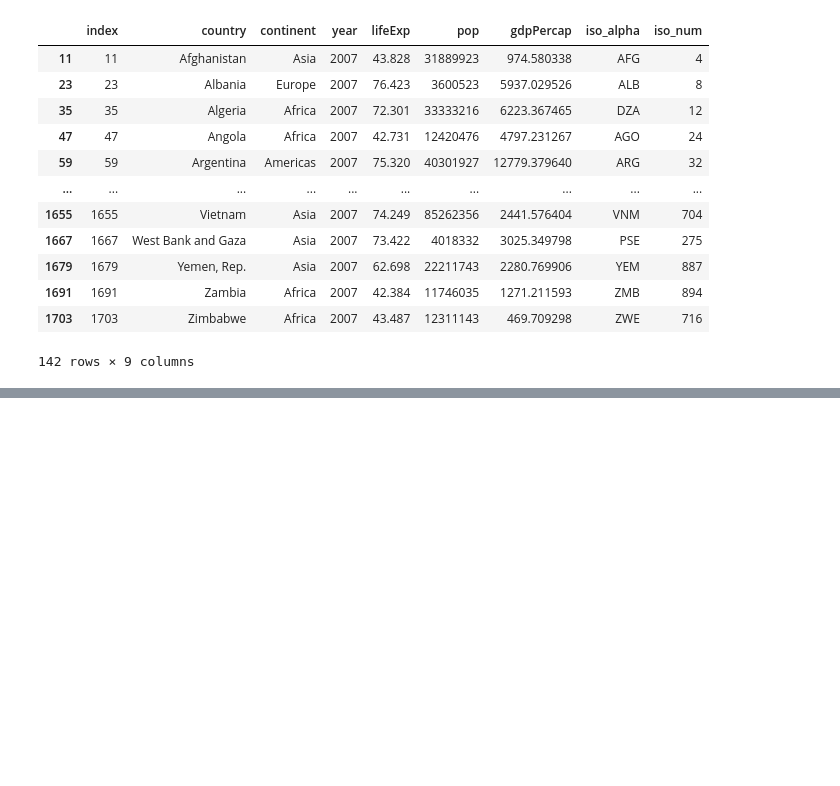
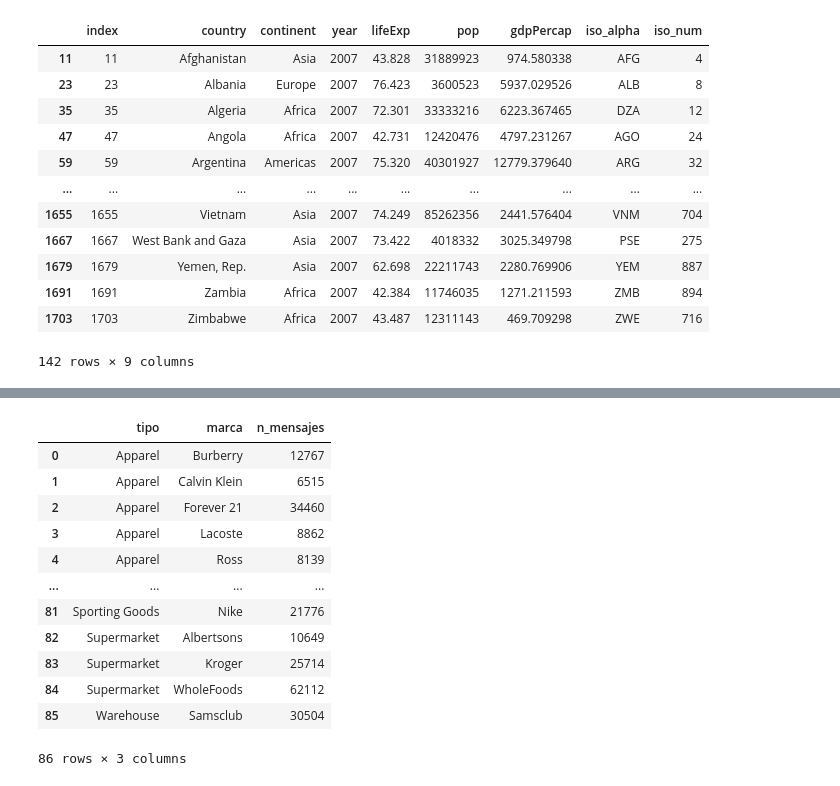
Before and after one commit to lromeror/DataVisualization, a Jupyter notebook: VisualizacionesJerarquicas/Jerarquia.ipynb, the cells around one changed output, grey strips where cells are left out. Saved outputs shown, nothing was run; the diff lists cells and outputs as text; code cells hidden in the pictures; blank space fills up the shorter version.

```diff
--- a/VisualizacionesJerarquicas/Jerarquia.ipynb
+++ b/VisualizacionesJerarquicas/Jerarquia.ipynb
@@ -31,3 +31,20 @@ fig=px.treemap(df2007,
 fig.show()
 # %% [output]
 [interactive output not drawn]
+# %%
+dfmen=pd.read_csv('https://raw.githubusercontent.com/lromeror/DataVisualization/main/VisualizacionesJerarquicas/marcas_mensajes.csv')
+dfmen
+# %% [output]
+|  | tipo | marca | n_mensajes |
+| 0 | Apparel | Burberry | 12767 |
+| 1 | Apparel | Calvin Klein | 6515 |
+| 2 | Apparel | Forever 21 | 34460 |
+| 3 | Apparel | Lacoste | 8862 |
+| 4 | Apparel | Ross | 8139 |
+| ... | ... | ... | ... |
+| 81 | Sporting Goods | Nike | 21776 |
+| 82 | Supermarket | Albertsons | 10649 |
+| 83 | Supermarket | Kroger | 25714 |
+| 84 | Supermarket | WholeFoods | 62112 |
+| 85 | Warehouse | Samsclub | 30504 |
+86 rows × 3 columns
```
Also changed, not shown: parts of 5 cells of this notebook.
